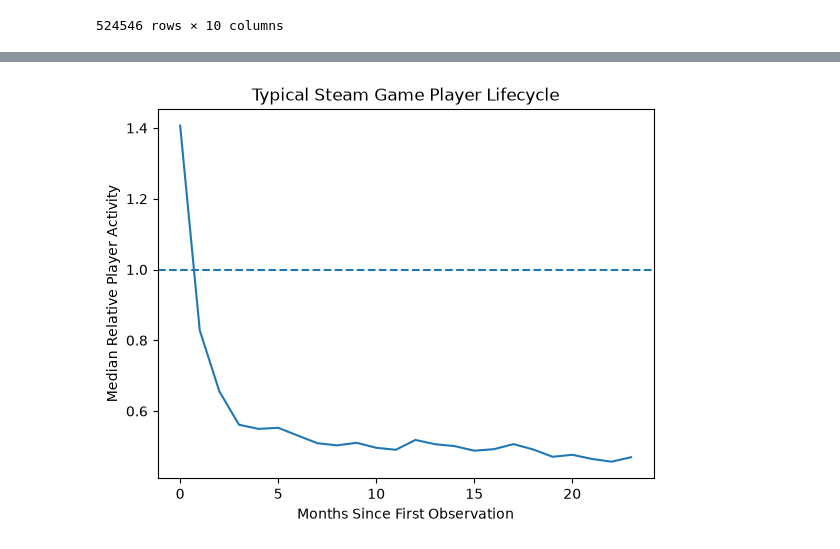
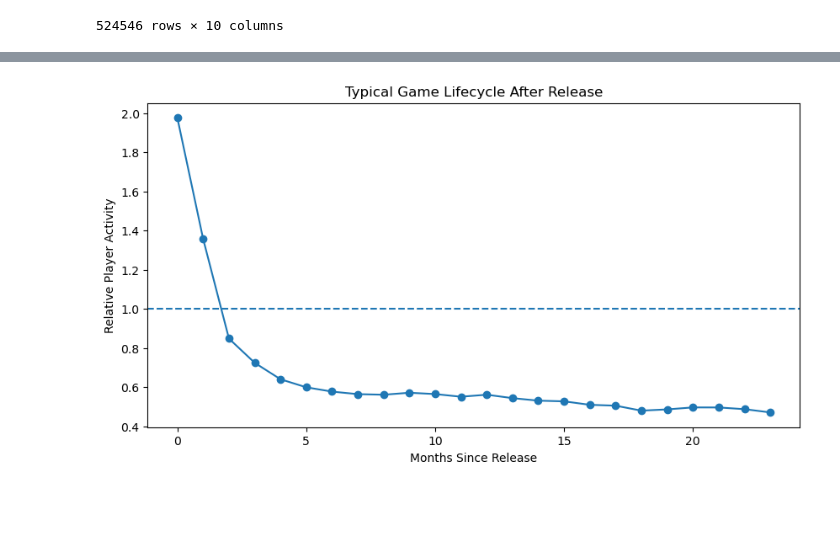
Before and after one commit to mzang20/Video-Game-Lifecycle, a Jupyter notebook: notebooks/03_lifecycle_analysis.ipynb, the cells around one changed output, grey strips where cells are left out. Saved outputs shown, nothing was run; the diff lists cells and outputs as text; code cells hidden in the pictures; blank space fills up the shorter version.

Commit message:
Improve lifecycle features and cross-validation

```diff
--- a/notebooks/03_lifecycle_analysis.ipynb
+++ b/notebooks/03_lifecycle_analysis.ipynb
@@ -75,8 +85,15 @@ lifecycle[["title", "month", "first_month", "month_num", "avg_players"]].head(20
 # %%
-# Normalize games
-baseline = (lifecycle[lifecycle["month_num"].between(0, 2)].groupby("app_id")["avg_players"].mean().rename("baseline_players"))
+# Only post-release observations
+lifecycle = lifecycle[lifecycle["month_since_release"] >= 0].copy()
 
-lifecycle = lifecycle.merge(baseline, on="app_id")
+# Baseline = months 1-3 after release since month 0 is only a partial calendar month for many games
+baseline = (
+    lifecycle[lifecycle["month_since_release"].between(1, 3)]
+    .groupby("app_id")["avg_players"]
+    .mean()
+    .rename("baseline_players")
+)
 
-lifecycle["relative_players"] = (lifecycle["avg_players"] / lifecycle["baseline_players"])
+lifecycle = lifecycle.merge(baseline, on="app_id", how="left")
+lifecycle["relative_players"] = lifecycle["avg_players"] / lifecycle["baseline_players"]
 # %%
@@ -163,28 +256,40 @@ game_lifecycle_clean[["baseline_players", "relative_12m", "relative_24m"]].descr
 # %%
-# Keep games that survived baselien filter
+# Keep only valid games
 valid_games = game_lifecycle_clean["app_id"]
 
-lifecycle_clean = lifecycle[lifecycle["app_id"].isin(valid_games)].copy()
+lifecycle_clean = lifecycle[
+    lifecycle["app_id"].isin(valid_games)
+].copy()
 
-# Look at first 2 years
-first_24_months = lifecycle_clean[lifecycle_clean["month_num"].between(0, 23)]
+# Look at first 24 months after release
+first_24_months = lifecycle_clean[
+    lifecycle_clean["month_since_release"].between(0, 23)
+]
 
-# Median relative player activity
-typical_lifecycle = (first_24_months.groupby("month_num")["relative_players"].median().reset_index())
+# Median relative player activity by month since release
+typical_lifecycle = (
+    first_24_months
+    .groupby("month_since_release")["relative_players"]
+    .median()
+    .reset_index()
+)
 
-plt.plot(typical_lifecycle["month_num"],typical_lifecycle["relative_players"])
+plt.figure(figsize=(10, 5))
 
-plt.xlabel("Months Since First Observation")
-plt.ylabel("Median Relative Player Activity")
-plt.title("Typical Steam Game Player Lifecycle")
+plt.plot(
+    typical_lifecycle["month_since_release"],
+    typical_lifecycle["relative_players"],
+    marker="o"
+)
 
 plt.axhline(1, linestyle="--")
 
+plt.xlabel("Months Since Release")
+plt.ylabel("Relative Player Activity")
+plt.title("Typical Game Lifecycle After Release")
+
 plt.show()
-
-# Steam games experience their largest decline in player activity within the first few observed months.
-# After, median relative activity stabilizes at roughly half of the early-period baseline through the remainder of the first two years.
 # %% [output]
-[figure, old version]
+[figure, new version]
 # %%
 game_lifecycle_clean.to_csv("../data/processed/game_lifecycle_clean.csv", index=False)
```
Also changed, not shown: parts of 8 cells of this notebook, 7 other files.
